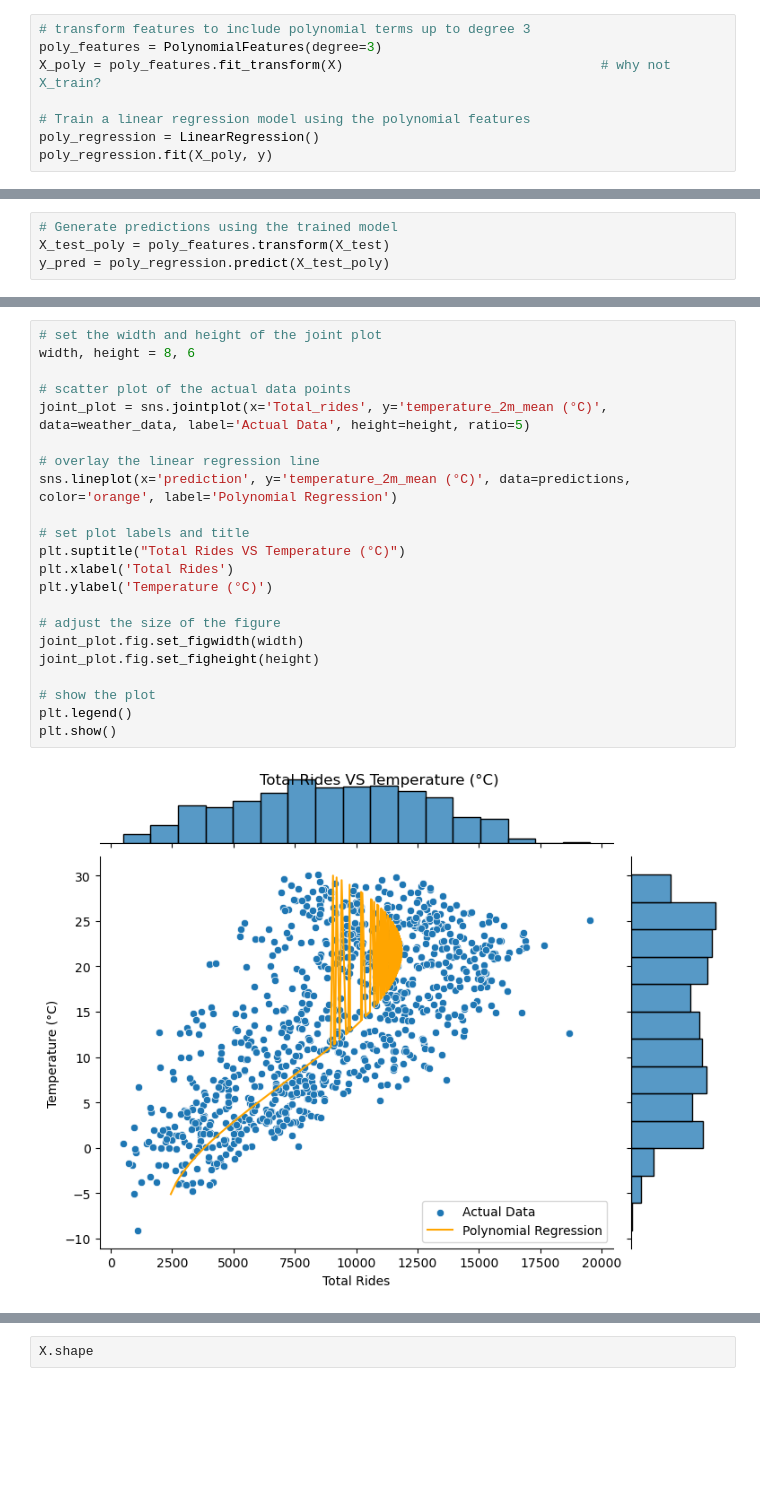
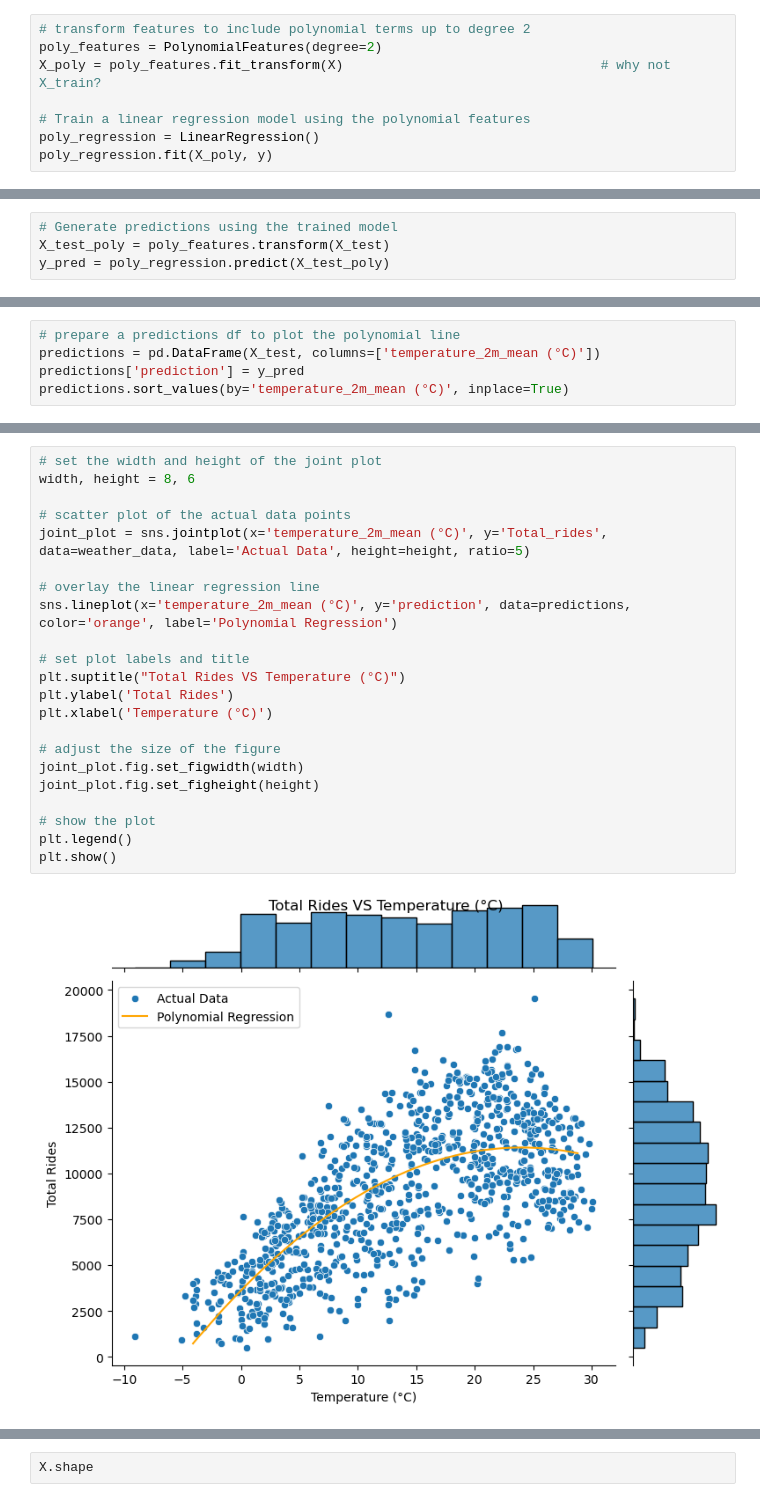
Before and after one commit to michalpasternak7/CA-Project-3-Capital-Bike-Share, a Jupyter notebook: cbs_weather_univariate.ipynb, the cells around one changed output, grey strips where cells are left out. Drawn from its saved outputs; the diff is of its cells as text; blank space fills up the shorter version.

Commit message:
fix the x and y on the plots

```diff
--- a/cbs_weather_univariate.ipynb
+++ b/cbs_weather_univariate.ipynb
@@ -273,8 +317,8 @@ plt.show()
 # split the data into training and testing sets
 #X_train, X_test, y_train, y_test = train_test_split(X, y, test_size=0.2)
 # %%
-# transform features to include polynomial terms up to degree 3
-poly_features = PolynomialFeatures(degree=3)
+# transform features to include polynomial terms up to degree 2
+poly_features = PolynomialFeatures(degree=2)
 X_poly = poly_features.fit_transform(X)                                 # why not X_train?
 
 # Train a linear regression model using the polynomial features
@@ -289,3 +346,8 @@ y_pred = poly_regression.predict(X_test_poly)
+# %%
+# prepare a predictions df to plot the polynomial line
+predictions = pd.DataFrame(X_test, columns=['temperature_2m_mean (°C)'])
+predictions['prediction'] = y_pred
+predictions.sort_values(by='temperature_2m_mean (°C)', inplace=True)
 # %%
 # plot the original data and the polynomial regression line
 plt.scatter(y, X, label='Actual Data')
@@ -322,27 +365,27 @@ predictions
 # %%
 # set the width and height of the joint plot
 width, height = 8, 6
 
 # scatter plot of the actual data points
-joint_plot = sns.jointplot(x='Total_rides', y='temperature_2m_mean (°C)', data=weather_data, label='Actual Data', height=height, ratio=5)
+joint_plot = sns.jointplot(x='temperature_2m_mean (°C)', y='Total_rides', data=weather_data, label='Actual Data', height=height, ratio=5)
 
 # overlay the linear regression line
-sns.lineplot(x='prediction', y='temperature_2m_mean (°C)', data=predictions, color='orange', label='Polynomial Regression')
+sns.lineplot(x='temperature_2m_mean (°C)', y='prediction', data=predictions, color='orange', label='Polynomial Regression')
 
 # set plot labels and title
 plt.suptitle("Total Rides VS Temperature (°C)")
-plt.xlabel('Total Rides')
-plt.ylabel('Temperature (°C)')
+plt.ylabel('Total Rides')
+plt.xlabel('Temperature (°C)')
 
 # adjust the size of the figure
 joint_plot.fig.set_figwidth(width)
 joint_plot.fig.set_figheight(height)
 
 # show the plot
 plt.legend()
 plt.show()
 # %% [output]
-[figure, old version]
+[figure, new version]
 # %%
 # predict the rides for one temp sample for polynomial regression
 
```
Also changed, not shown: parts of 15 cells of this notebook, 1 other file.
